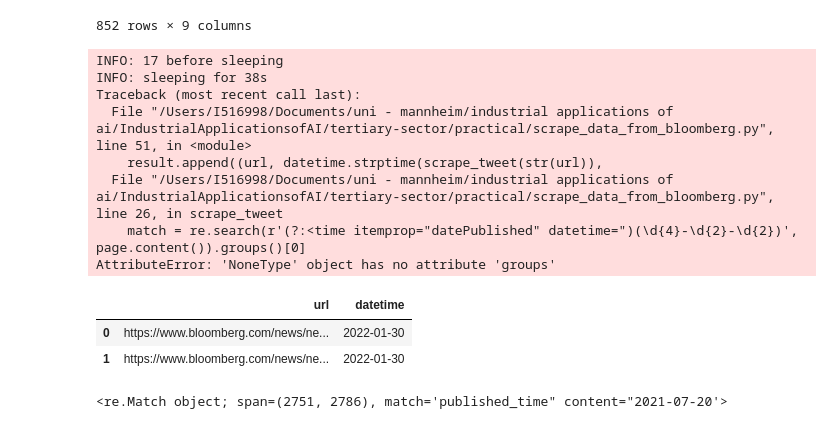
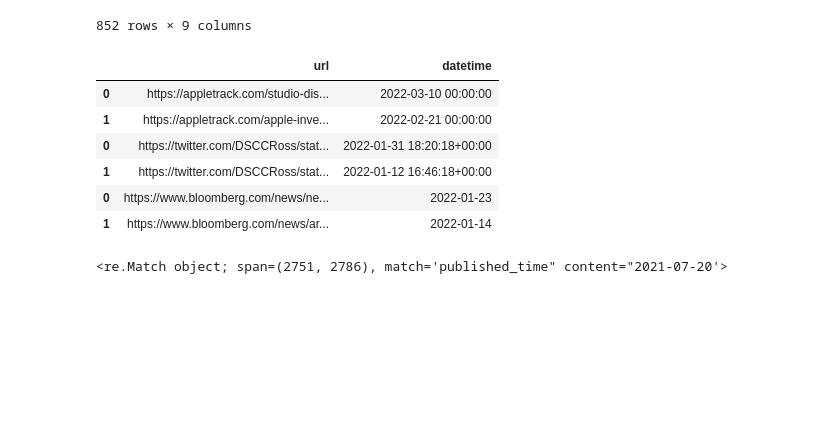
Before and after one commit to lkno0705/IndustrialApplicationsofAI, a Jupyter notebook: tertiary-sector/practical/Apple_leaks.ipynb, the cells around one changed output. Drawn from its saved outputs; the diff is of its cells as text; code cells hidden in the pictures; blank space fills up the shorter version.

Commit message:
Implement Twitter and Bloomberg scraping

```diff
--- a/tertiary-sector/practical/Apple_leaks.ipynb
+++ b/tertiary-sector/practical/Apple_leaks.ipynb
@@ -91,48 +91,56 @@ import subprocess
 from typing import List, Tuple
 from datetime import datetime
 import requests
 
 def extract_dates_via_html():
 
     rgxs = {
         "appletrack.com": r'(?:published_time" content=")(\d{4}-\d{2}-\d{2})',
         "9to5mac.com": r'(?:published_time" content=")(\d{4}-\d{2}-\d{2})',
         "macrumors.com": r'(?:<time datetime=")(\d{4}-\d{2}-\d{2})',
     }
 
-    links = leaks_df[["Leak Link", "domain"]][leaks_df["domain"] != "twitter"].drop_duplicates()
+    links = leaks_df[["Leak Link", "domain"]][(leaks_df["domain"] != "twitter.com") & (leaks_df["domain"] != "bloomberg.com")].drop_duplicates()
     res: List[Tuple[str, datetime]] = []
-    for row in links.iterrows():
+    cnt = 0
+    for idx, row in links.iterrows():
         html = requests.get(row["Leak Link"]).content
-        match = re.search(rgxs[row["domain"]], html).groups()[0]
+        match = re.search(rgxs[row["domain"]], str(html)).groups()[0]
         res.append((row["Leak Link"], datetime.strptime(match, '%Y-%m-%d')))
+        if cnt == 2:
+            break
+        cnt += 2
     return pd.DataFrame(res, columns=["url", "datetime"])
 
 def extract_dates_twitter():
     links: List = leaks_df["Leak Link"][leaks_df["domain"] == "twitter.com"].drop_duplicates().tolist()[:2]
     subprocess.run(["python", "scrape_date_from_twitter.py"] + links)
     twitter_dates = pd.read_csv("datasets/scraped_twitter_dates.csv")
     return twitter_dates
 
 def extract_dates_bloomberg():
-    links: List = leaks_df["Leak Link"][leaks_df["domain"] == "bloomberg.com"].drop_duplicates().tolist()[:2]
+    links: List = leaks_df["Leak Link"][leaks_df["domain"] == "bloomberg.com"].drop_duplicates().tolist()[2:4]
     subprocess.run(["python", "scrape_data_from_bloomberg.py"] + links)
     bloomberg_dates = pd.read_csv("datasets/scraped_bloomberg_dates.csv")
     return bloomberg_dates
 
-extract_dates_bloomberg()
+extracted_html = extract_dates_via_html()
+extracted_twitter = extract_dates_twitter()
+extracted_bloomberg = extract_dates_bloomberg()
+all_dates = pd.concat([
+    extracted_html,
+    extracted_twitter,
+    extracted_bloomberg
+])
+all_dates
 # %% [output]
-INFO: 17 before sleeping
-INFO: sleeping for 38s
-Traceback (most recent call last):
-  File "/Users/I516998/Documents/uni - mannheim/industrial applications of ai/IndustrialApplicationsofAI/tertiary-sector/practical/scrape_data_from_bloomberg.py", line 51, in <module>
-    result.append((url, datetime.strptime(scrape_tweet(str(url)),
-  File "/Users/I516998/Documents/uni - mannheim/industrial applications of ai/IndustrialApplicationsofAI/tertiary-sector/practical/scrape_data_from_bloomberg.py", line 26, in scrape_tweet
-    match = re.search(r'(?:<time itemprop="datePublished" datetime=")(\d{4}-\d{2}-\d{2})', page.content()).groups()[0]
-AttributeError: 'NoneType' object has no attribute 'groups'
 |  | url | datetime |
-| 0 | https://www.bloomberg.com/news/ne... | 2022-01-30 |
-| 1 | https://www.bloomberg.com/news/ne... | 2022-01-30 |
+| 0 | https://appletrack.com/studio-dis... | 2022-03-10 00:00:00 |
+| 1 | https://appletrack.com/apple-inve... | 2022-02-21 00:00:00 |
+| 0 | https://twitter.com/DSCCRoss/stat... | 2022-01-31 18:20:18+00:00 |
+| 1 | https://twitter.com/DSCCRoss/stat... | 2022-01-12 16:46:18+00:00 |
+| 0 | https://www.bloomberg.com/news/ne... | 2022-01-23 |
+| 1 | https://www.bloomberg.com/news/ar... | 2022-01-14 |
 # %%
 re.search(r'(?:published_time" content=")(\d{4}-\d{2}-\d{2})', str(requests.get("https://9to5mac.com/2021/07/20/new-ipad-mini-exclusive-a15-processor-usb-c/").content))
 # %% [output]
```
Also changed, not shown: 2 other files.
